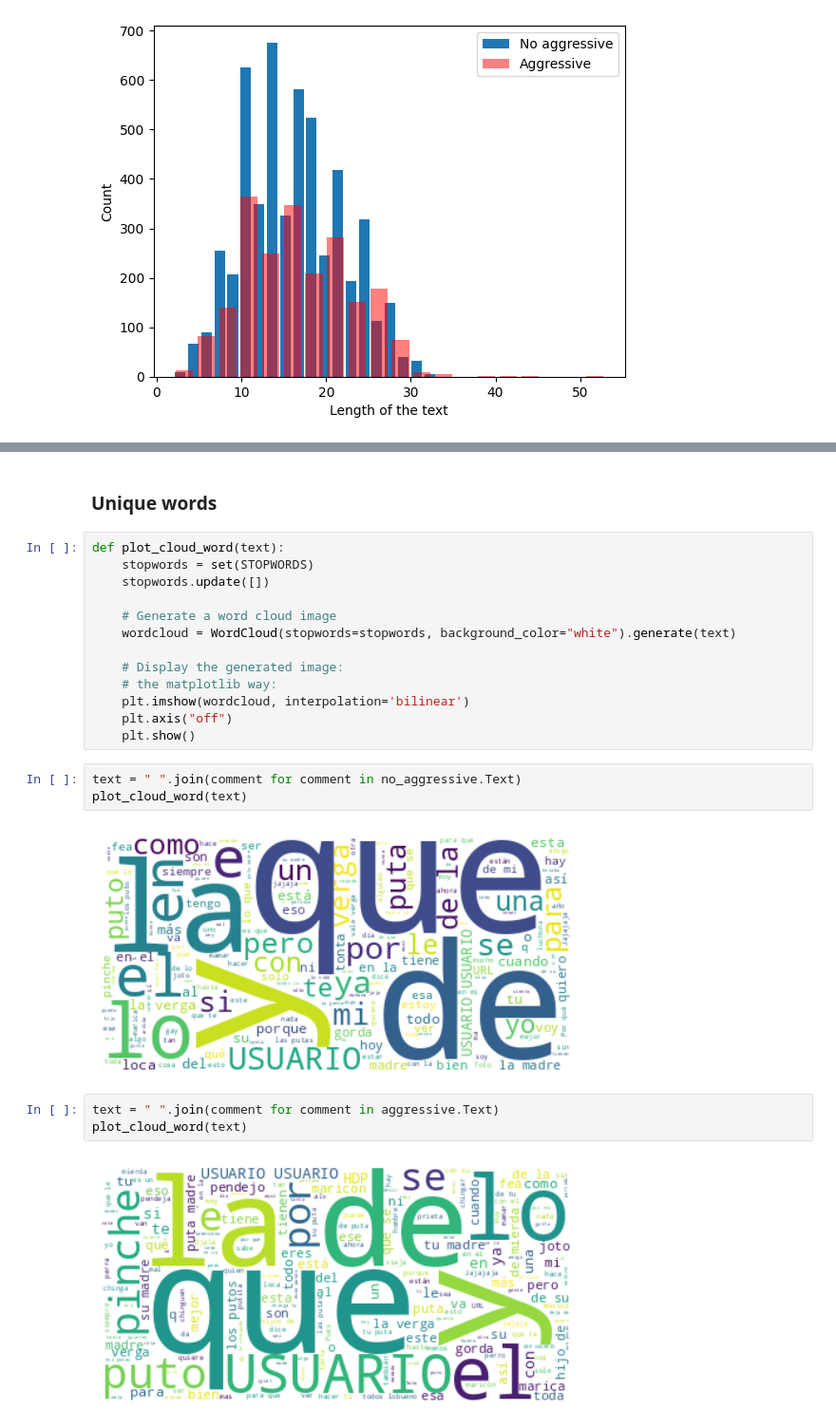
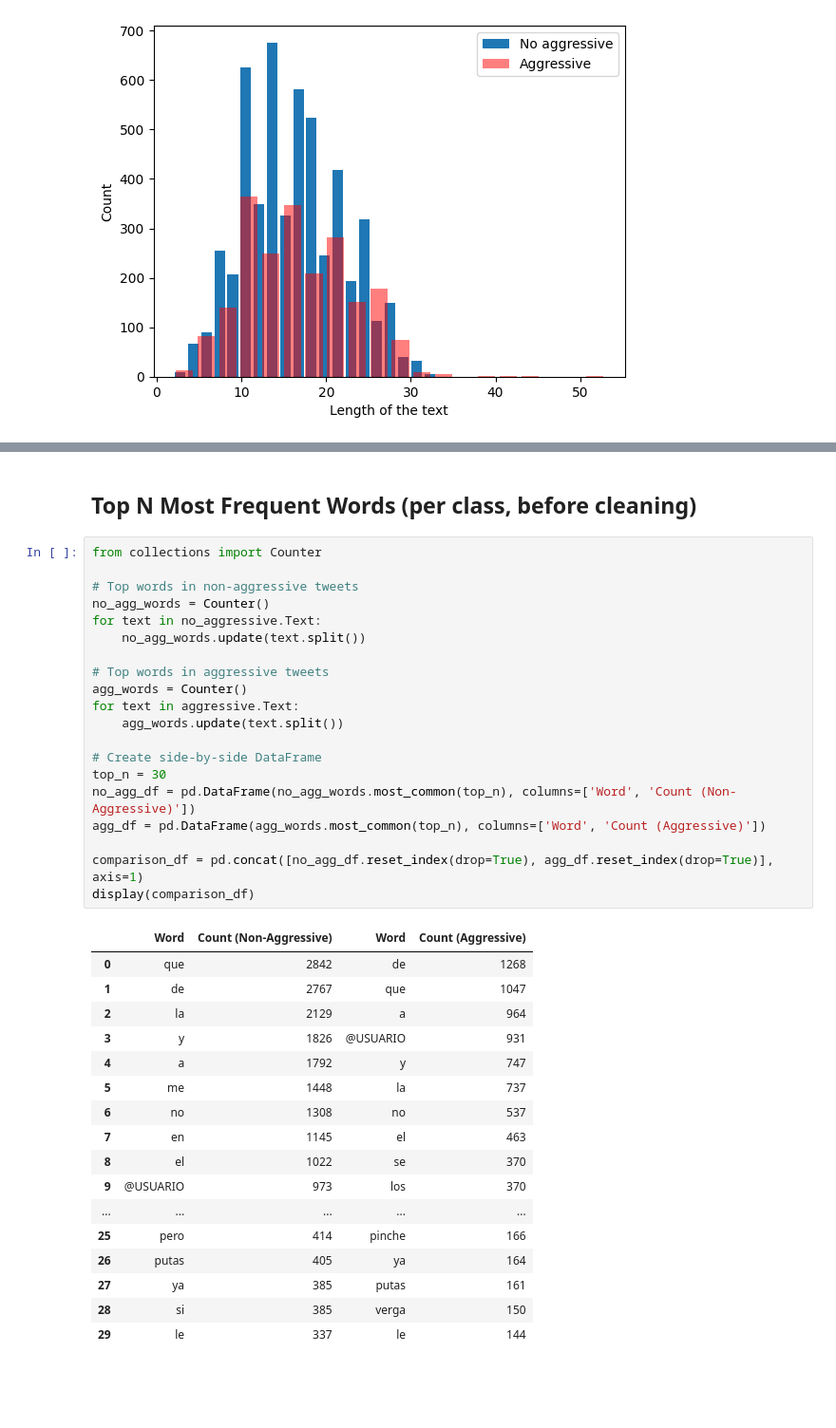
Before and after one commit to lilianabs/aggressiveness-detection-mex-spa, a Jupyter notebook: 1.Explotatory_data_analysis.ipynb, the cells around one changed output, grey strips where cells are left out. Shown at 95% size. Cells and saved outputs as stored; diff of their text form; blank space fills up the shorter version.

```diff
--- a/1.Explotatory_data_analysis.ipynb
+++ b/1.Explotatory_data_analysis.ipynb
@@ -87,25 +83,40 @@ print("".join(unique_chars))
-# %% [markdown]
-### Unique words
-# %%
-def plot_cloud_word(text):
-    stopwords = set(STOPWORDS)
-    stopwords.update([])
-
-    # Generate a word cloud image
-    wordcloud = WordCloud(stopwords=stopwords, background_color="white").generate(text)
-
-    # Display the generated image:
-    # the matplotlib way:
-    plt.imshow(wordcloud, interpolation='bilinear')
-    plt.axis("off")
-    plt.show()
-# %%
-text = " ".join(comment for comment in no_aggressive.Text)
-plot_cloud_word(text)
-# %% [output]
-[figure, removed]
-# %%
-text = " ".join(comment for comment in aggressive.Text)
-plot_cloud_word(text)
-# %% [output]
-[figure, removed]
+# %% [markdown]
+## Top N Most Frequent Words (per class, before cleaning)
+# %%
+from collections import Counter
+
+# Top words in non-aggressive tweets
+no_agg_words = Counter()
+for text in no_aggressive.Text:
+    no_agg_words.update(text.split())
+
+# Top words in aggressive tweets
+agg_words = Counter()
+for text in aggressive.Text:
+    agg_words.update(text.split())
+
+# Create side-by-side DataFrame
+top_n = 30
+no_agg_df = pd.DataFrame(no_agg_words.most_common(top_n), columns=['Word', 'Count (Non-Aggressive)'])
+agg_df = pd.DataFrame(agg_words.most_common(top_n), columns=['Word', 'Count (Aggressive)'])
+
+comparison_df = pd.concat([no_agg_df.reset_index(drop=True), agg_df.reset_index(drop=True)], axis=1)
+display(comparison_df)
+# %% [output]
+|  | Word | Count (Non-Aggressive) | Word | Count (Aggressive) |
+| 0 | que | 2842 | de | 1268 |
+| 1 | de | 2767 | que | 1047 |
+| 2 | la | 2129 | a | 964 |
+| 3 | y | 1826 | @USUARIO | 931 |
+| 4 | a | 1792 | y | 747 |
+| 5 | me | 1448 | la | 737 |
+| 6 | no | 1308 | no | 537 |
+| 7 | en | 1145 | el | 463 |
+| 8 | el | 1022 | se | 370 |
+| 9 | @USUARIO | 973 | los | 370 |
+| ... | ... | ... | ... | ... |
+| 25 | pero | 414 | pinche | 166 |
+| 26 | putas | 405 | ya | 164 |
+| 27 | ya | 385 | putas | 161 |
+| 28 | si | 385 | verga | 150 |
+| 29 | le | 337 | le | 144 |
```
Also changed, not shown: parts of 23 cells of this notebook.
